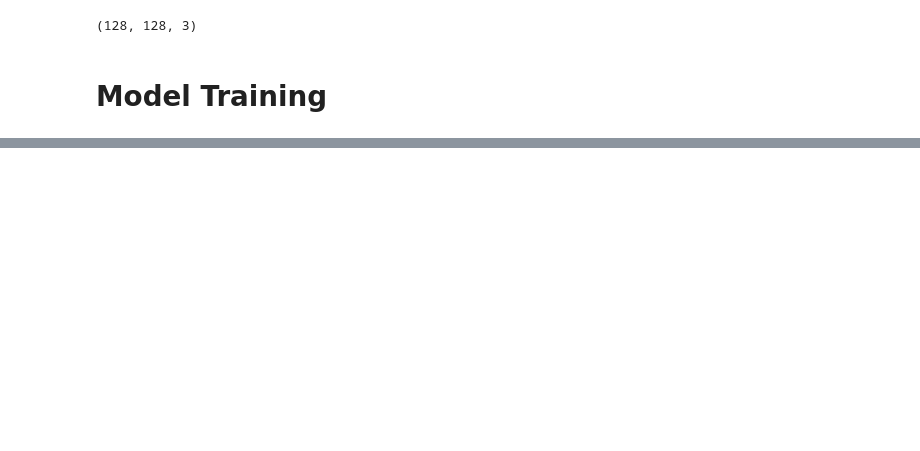
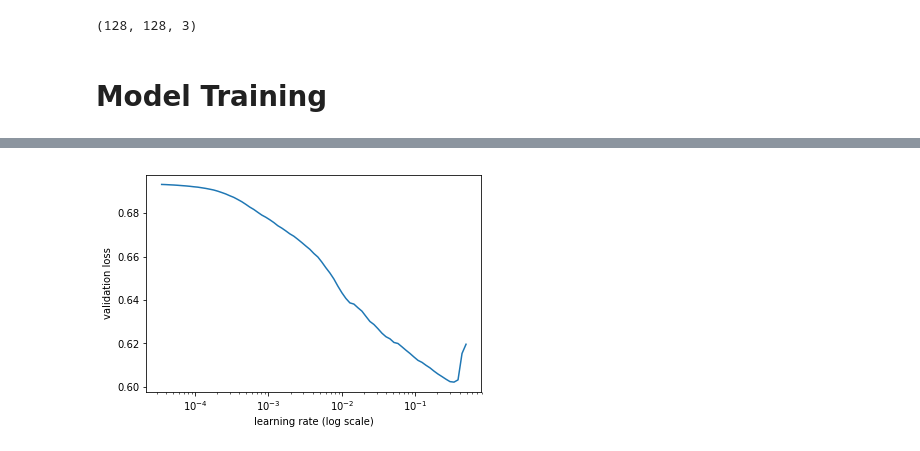
Before and after one commit to RaymondDashWu/Berkeley-DeepDrive, a Jupyter notebook: Berkeley DeepDrive.ipynb, the cells around one changed output, grey strips where cells are left out. Saved outputs shown, nothing was run; the diff lists cells and outputs as text; code cells hidden in the pictures; blank space fills up the shorter version.

```diff
--- a/Berkeley DeepDrive.ipynb
+++ b/Berkeley DeepDrive.ipynb
@@ -353,0 +397,6 @@ Clipping input data to the valid range for imshow with RGB data ([0..1] for floa
+# %%
+class SaveFeatures():
+    features=None
+    def __init__(self, m): self.hook = m.register_forward_hook(self.hook_fn)
+    def hook_fn(self, module, input, output): self.features = output
+    def remove(self): self.hook.remove()
@@ -353,0 +417,32 @@ Clipping input data to the valid range for imshow with RGB data ([0..1] for floa
+# %%
+class Unet34(nn.Module):
+    def __init__(self, rn):
+        super().__init__()
+        self.rn = rn
+        self.sfs = [SaveFeatures(rn[i]) for i in [2,4,5,6]]
+        self.up1 = UnetBlock(512,256,256)
+        self.up2 = UnetBlock(256,128,256)
+        self.up3 = UnetBlock(256,64,256)
+        self.up4 = UnetBlock(256,64,256)
+        self.up5 = nn.ConvTranspose2d(256, 1, 2, stride=2)
+
+    def forward(self,x):
+        x = F.relu(self.rn(x))
+        x = self.up1(x, self.sfs[3].features)
+        x = self.up2(x, self.sfs[2].features)
+        x = self.up3(x, self.sfs[1].features)
+        x = self.up4(x, self.sfs[0].features)
+        x = self.up5(x)
+        return x
+
+    def close(self):
+        for sf in self.sfs: sf.remove()
+# %%
+m_base = get_base()
+m = to_gpu(Unet34(m_base))
+models = UpsampleModel(m)
+# %%
+learn = ConvLearner(md, models)
+learn.opt_fn=optim.Adam
+learn.crit=mask_loss
+learn.metrics=[mask_acc,dice]
@@ -353,0 +451,4 @@ Clipping input data to the valid range for imshow with RGB data ([0..1] for floa
+# %%
+learn.lr_find()
+learn.sched.plot()
+# %% [output]
@@ -353,0 +456 @@ Clipping input data to the valid range for imshow with RGB data ([0..1] for floa
+[figure, added]
```
Also changed, not shown: parts of 39 cells of this notebook.
